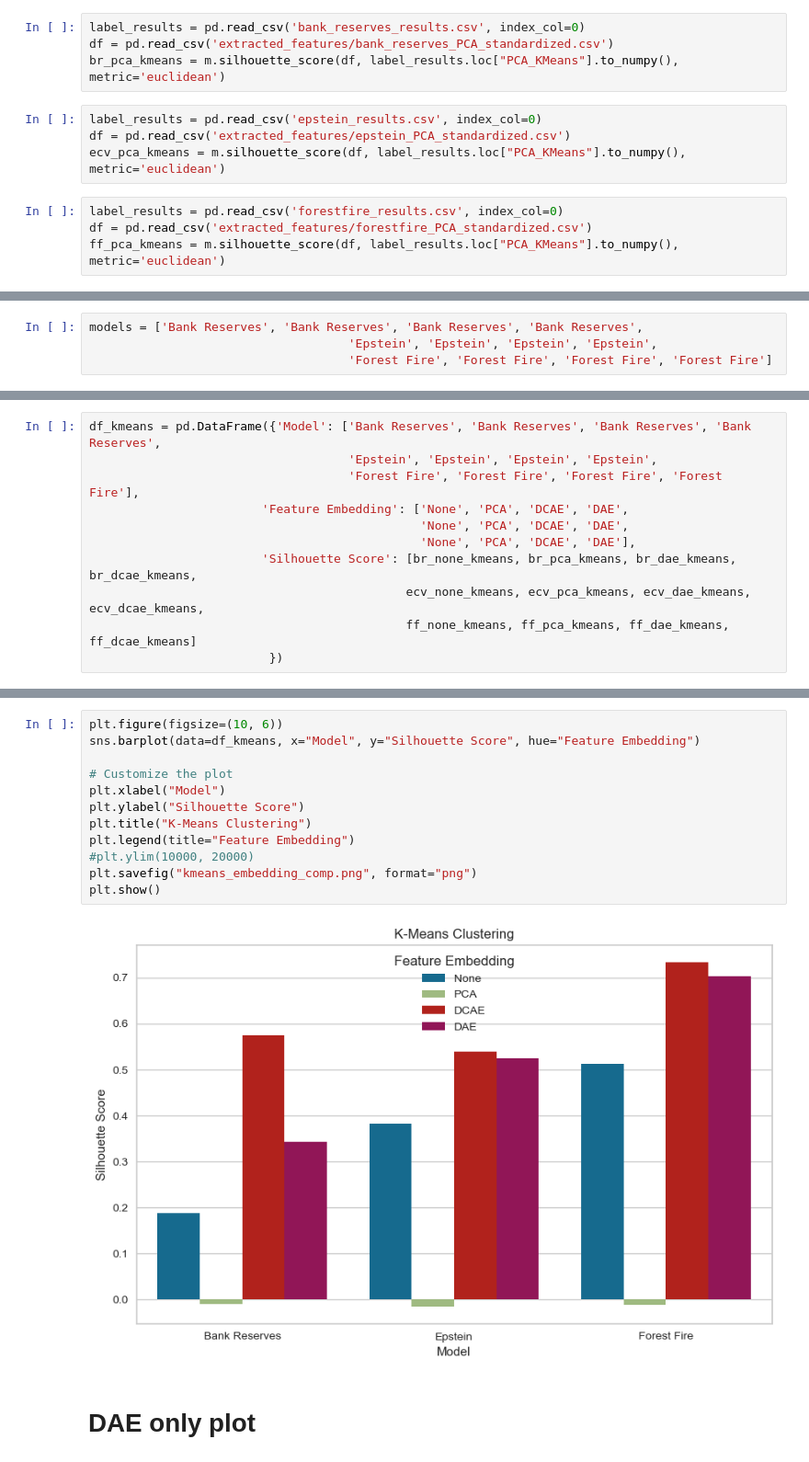
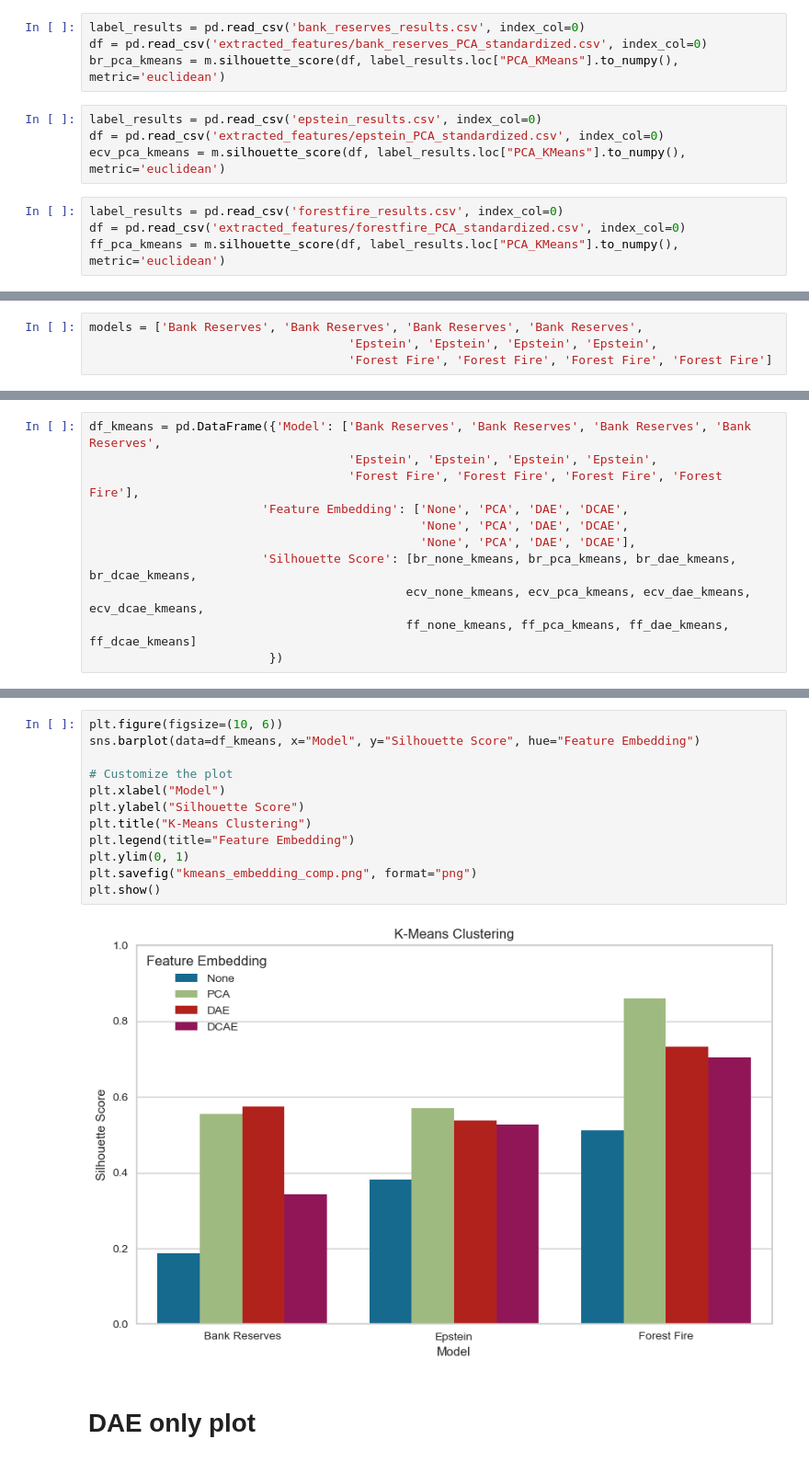
Before and after one commit to MariaElise-T/TS-Clustering, a Jupyter notebook: Dissertation_visualizations-silhouette_euc_embed.ipynb, the cells around one changed output, grey strips where cells are left out. Shown: that part at 92% size. Drawn from its saved outputs; the diff is of its cells as text.

```diff
--- a/Dissertation_visualizations-silhouette_euc_embed.ipynb
+++ b/Dissertation_visualizations-silhouette_euc_embed.ipynb
@@ -131,15 +131,15 @@ ff_none_kmeans = m.silhouette_score(ff_combined, ff_baseline_labels, metric='euc
 ## PCA
 # %%
 label_results = pd.read_csv('bank_reserves_results.csv', index_col=0)
-df = pd.read_csv('extracted_features/bank_reserves_PCA_standardized.csv')
+df = pd.read_csv('extracted_features/bank_reserves_PCA_standardized.csv', index_col=0)
 br_pca_kmeans = m.silhouette_score(df, label_results.loc["PCA_KMeans"].to_numpy(), metric='euclidean')
 # %%
 label_results = pd.read_csv('epstein_results.csv', index_col=0)
-df = pd.read_csv('extracted_features/epstein_PCA_standardized.csv')
+df = pd.read_csv('extracted_features/epstein_PCA_standardized.csv', index_col=0)
 ecv_pca_kmeans = m.silhouette_score(df, label_results.loc["PCA_KMeans"].to_numpy(), metric='euclidean')
 # %%
 label_results = pd.read_csv('forestfire_results.csv', index_col=0)
-df = pd.read_csv('extracted_features/forestfire_PCA_standardized.csv')
+df = pd.read_csv('extracted_features/forestfire_PCA_standardized.csv', index_col=0)
 ff_pca_kmeans = m.silhouette_score(df, label_results.loc["PCA_KMeans"].to_numpy(), metric='euclidean')
 # %% [markdown]
 ## DAE
@@ -192,9 +179,9 @@ len(fe)
 df_kmeans = pd.DataFrame({'Model': ['Bank Reserves', 'Bank Reserves', 'Bank Reserves', 'Bank Reserves',
                                     'Epstein', 'Epstein', 'Epstein', 'Epstein',
                                     'Forest Fire', 'Forest Fire', 'Forest Fire', 'Forest Fire'],
-                        'Feature Embedding': ['None', 'PCA', 'DCAE', 'DAE',
-                                              'None', 'PCA', 'DCAE', 'DAE',
-                                              'None', 'PCA', 'DCAE', 'DAE'],
+                        'Feature Embedding': ['None', 'PCA', 'DAE', 'DCAE',
+                                              'None', 'PCA', 'DAE', 'DCAE',
+                                              'None', 'PCA', 'DAE', 'DCAE'],
                         'Silhouette Score': [br_none_kmeans, br_pca_kmeans, br_dae_kmeans, br_dcae_kmeans,
                                             ecv_none_kmeans, ecv_pca_kmeans, ecv_dae_kmeans, ecv_dcae_kmeans,
                                             ff_none_kmeans, ff_pca_kmeans, ff_dae_kmeans, ff_dcae_kmeans]
@@ -202,17 +205,17 @@ df_kmeans = pd.DataFrame({'Model': ['Bank Reserves', 'Bank Reserves', 'Bank Rese
 # %%
 plt.figure(figsize=(10, 6))
 sns.barplot(data=df_kmeans, x="Model", y="Silhouette Score", hue="Feature Embedding")
 
 # Customize the plot
 plt.xlabel("Model")
 plt.ylabel("Silhouette Score")
 plt.title("K-Means Clustering")
 plt.legend(title="Feature Embedding")
-#plt.ylim(10000, 20000)
+plt.ylim(0, 1)
 plt.savefig("kmeans_embedding_comp.png", format="png")
 plt.show()
 # %% [output]
-[figure, old version]
+[figure, new version]
 # %% [markdown]
 # DAE only plot
 # %%
```
Also changed, not shown: parts of 32 cells of this notebook, 7 other files.
